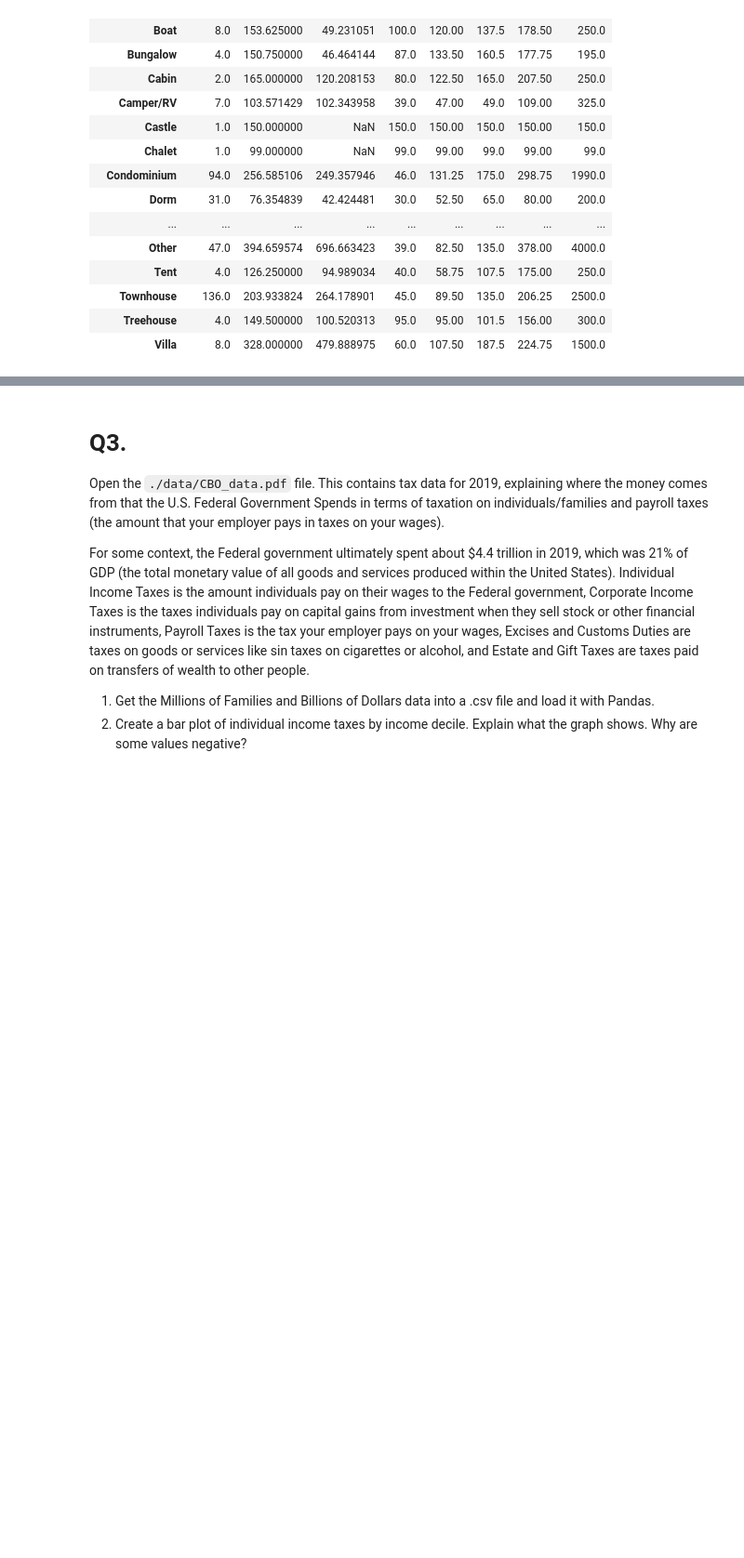
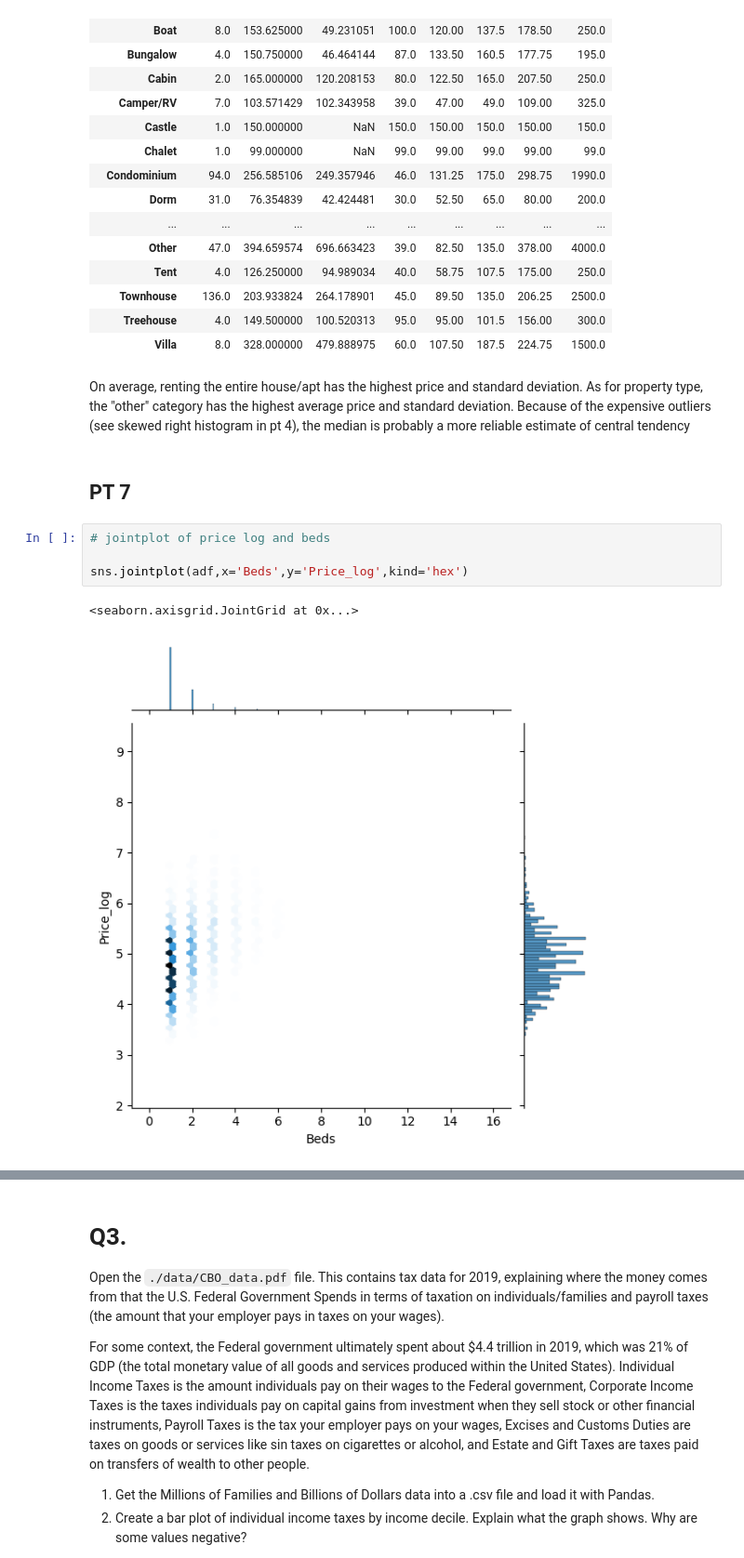
Before and after one commit to rvt9bx/DS3001visualization, a Jupyter notebook: assignment/assignment.ipynb, the cells around one changed output, grey strips where cells are left out. Shown at 93% size. Saved outputs shown, nothing was run; the diff lists cells and outputs as text; blank space fills up the shorter version.

```diff
--- a/assignment/assignment.ipynb
+++ b/assignment/assignment.ipynb
@@ -255,3 +253,14 @@ adf['Price'].groupby(by=adf['Property Type']).describe()
 | Townhouse | 136.0 | 203.933824 | 264.178901 | 45.0 | 89.50 | 135.0 | 206.25 | 2500.0 |
 | Treehouse | 4.0 | 149.500000 | 100.520313 | 95.0 | 95.00 | 101.5 | 156.00 | 300.0 |
 | Villa | 8.0 | 328.000000 | 479.888975 | 60.0 | 107.50 | 187.5 | 224.75 | 1500.0 |
+# %% [markdown]
+On average, renting the entire house/apt has the highest price and standard deviation. As for property type, the "other" category has the highest average price and standard deviation. Because of the expensive outliers (see skewed right histogram in pt 4), the median is probably a more reliable estimate of central tendency
+# %% [markdown]
+## PT 7
+# %%
+# jointplot of price log and beds
+
+sns.jointplot(adf,x='Beds',y='Price_log',kind='hex')
+# %% [output]
+<seaborn.axisgrid.JointGrid at 0x...>
+[figure, added]
```
Also changed, not shown: parts of 4 cells of this notebook.
